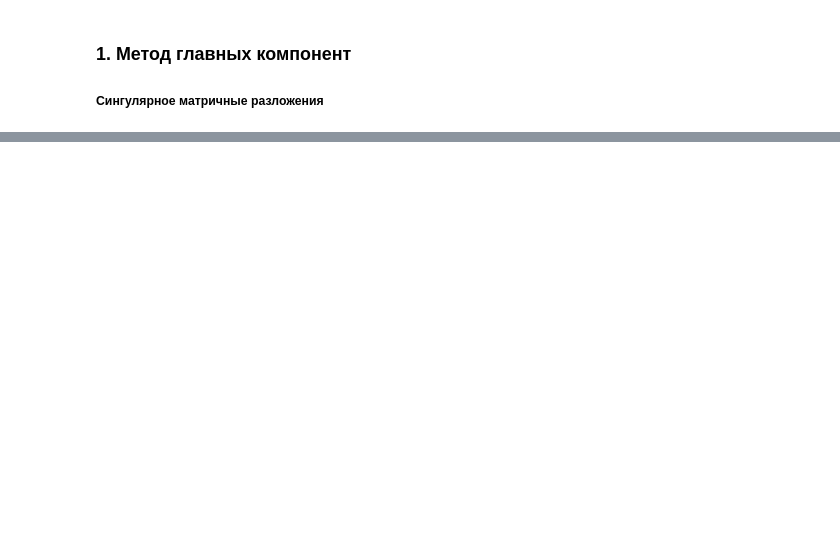
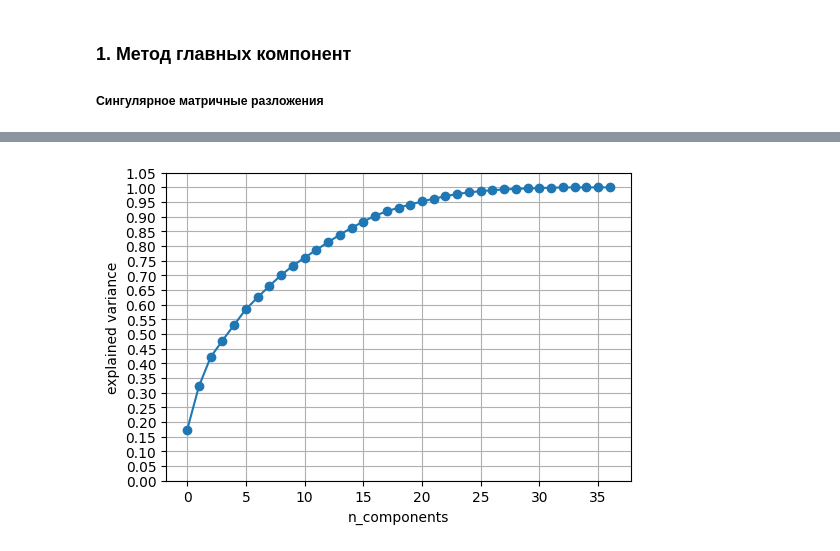
Before and after one commit to Amgalan077/laba_1_PE, a Jupyter notebook: laba_1.ipynb, the cells around one changed output, grey strips where cells are left out. Saved outputs shown, nothing was run; the diff lists cells and outputs as text; code cells hidden in the pictures; blank space fills up the shorter version.

```diff
--- a/laba_1.ipynb
+++ b/laba_1.ipynb
@@ -43,0 +185,5 @@ def eigen_qr(A: np.array, iterations=1) -> (np.array, np.array):
+# %%
+# посчитаем долю объясняемой компонентами дисперсии
+explained_vars = [eig_val / eig_vals.sum() for eig_val in eig_vals]
+explained_vars_cum = np.array(explained_vars).cumsum()
+explained_vars_cum
@@ -43,0 +199,10 @@ def eigen_qr(A: np.array, iterations=1) -> (np.array, np.array):
+# %%
+fig, ax = plt.subplots(figsize=(6, 4))
+ax.plot(explained_vars_cum, marker='o')
+ax.set_xlabel('n_components')
+ax.set_ylabel('explained variance')
+ax.set_yticks(np.arange(0, 1.1, 0.05))
+ax.grid()
+fig.show()
+# %% [output]
+[figure, added]
```
Also changed, not shown: parts of 22 cells of this notebook.
